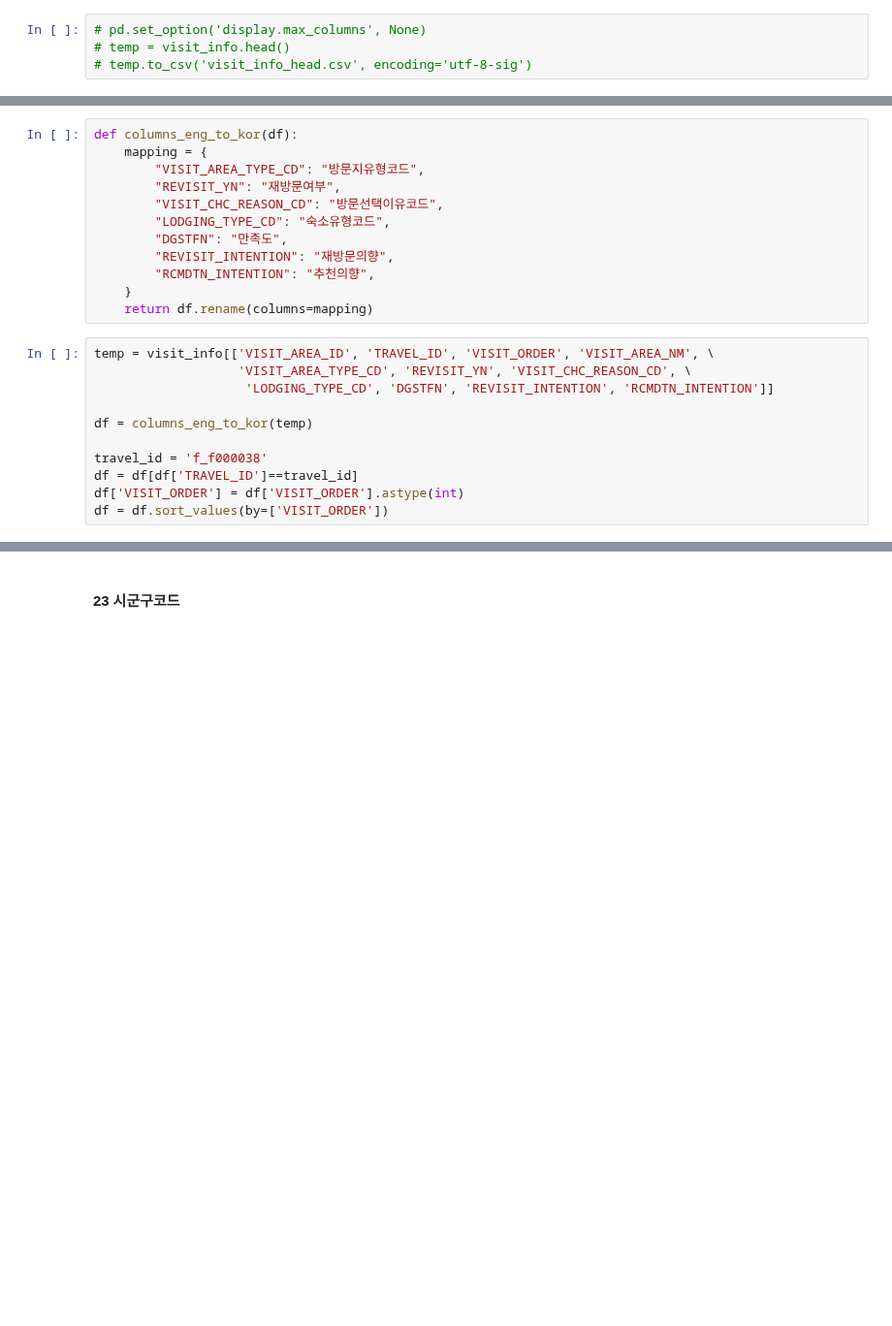
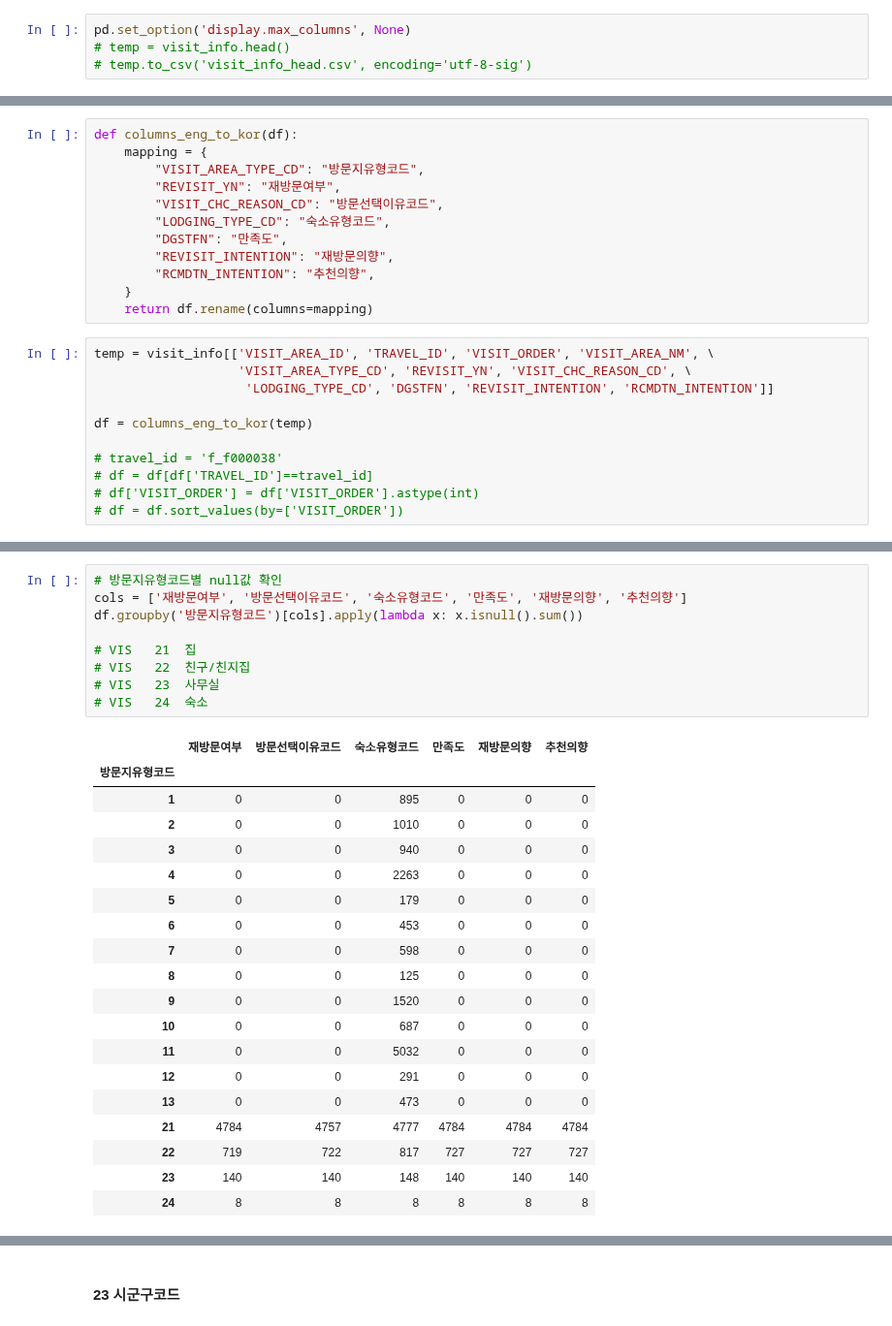
Before and after one commit to SKNetworks-AI19-250818/SKN19-mini-1Team, a Jupyter notebook: preprocessing/방문지데이터확인.ipynb, the cells around one changed output, grey strips where cells are left out. Shown at 97% size. Saved outputs shown, nothing was run; the diff lists cells and outputs as text; blank space fills up the shorter version.

```diff
--- a/preprocessing/방문지데이터확인.ipynb
+++ b/preprocessing/방문지데이터확인.ipynb
@@ -61,6 +73,6 @@ RCMDTN_INTENTION        5659
 SGG_CD                 15993
 dtype: int64
 # %%
-# pd.set_option('display.max_columns', None)
+pd.set_option('display.max_columns', None)
 # temp = visit_info.head()
 # temp.to_csv('visit_info_head.csv', encoding='utf-8-sig')
@@ -240,7 +261,7 @@ temp = visit_info[['VISIT_AREA_ID', 'TRAVEL_ID', 'VISIT_ORDER', 'VISIT_AREA_NM',
 
 df = columns_eng_to_kor(temp)
 
-travel_id = 'f_f000038'
-df = df[df['TRAVEL_ID']==travel_id]
-df['VISIT_ORDER'] = df['VISIT_ORDER'].astype(int)
-df = df.sort_values(by=['VISIT_ORDER'])
+# travel_id = 'f_f000038'
+# df = df[df['TRAVEL_ID']==travel_id]
+# df['VISIT_ORDER'] = df['VISIT_ORDER'].astype(int)
+# df = df.sort_values(by=['VISIT_ORDER'])
@@ -268,0 +292,29 @@ df.drop(['VISIT_ORDER'], axis=1)
+# %%
+# 방문지유형코드별 null값 확인
+cols = ['재방문여부', '방문선택이유코드', '숙소유형코드', '만족도', '재방문의향', '추천의향']
+df.groupby('방문지유형코드')[cols].apply(lambda x: x.isnull().sum())
+
+# VIS	21	집
+# VIS	22	친구/친지집
+# VIS	23	사무실
+# VIS	24	숙소
+# %% [output]
+|  | 재방문여부 | 방문선택이유코드 | 숙소유형코드 | 만족도 | 재방문의향 | 추천의향 |
+| 방문지유형코드 |  |  |  |  |  |  |
+| 1 | 0 | 0 | 895 | 0 | 0 | 0 |
+| 2 | 0 | 0 | 1010 | 0 | 0 | 0 |
+| 3 | 0 | 0 | 940 | 0 | 0 | 0 |
+| 4 | 0 | 0 | 2263 | 0 | 0 | 0 |
+| 5 | 0 | 0 | 179 | 0 | 0 | 0 |
+| 6 | 0 | 0 | 453 | 0 | 0 | 0 |
+| 7 | 0 | 0 | 598 | 0 | 0 | 0 |
+| 8 | 0 | 0 | 125 | 0 | 0 | 0 |
+| 9 | 0 | 0 | 1520 | 0 | 0 | 0 |
+| 10 | 0 | 0 | 687 | 0 | 0 | 0 |
+| 11 | 0 | 0 | 5032 | 0 | 0 | 0 |
+| 12 | 0 | 0 | 291 | 0 | 0 | 0 |
+| 13 | 0 | 0 | 473 | 0 | 0 | 0 |
+| 21 | 4784 | 4757 | 4777 | 4784 | 4784 | 4784 |
+| 22 | 719 | 722 | 817 | 727 | 727 | 727 |
+| 23 | 140 | 140 | 148 | 140 | 140 | 140 |
+| 24 | 8 | 8 | 8 | 8 | 8 | 8 |
```
Also changed, not shown: parts of 35 cells of this notebook, 1 other file.
